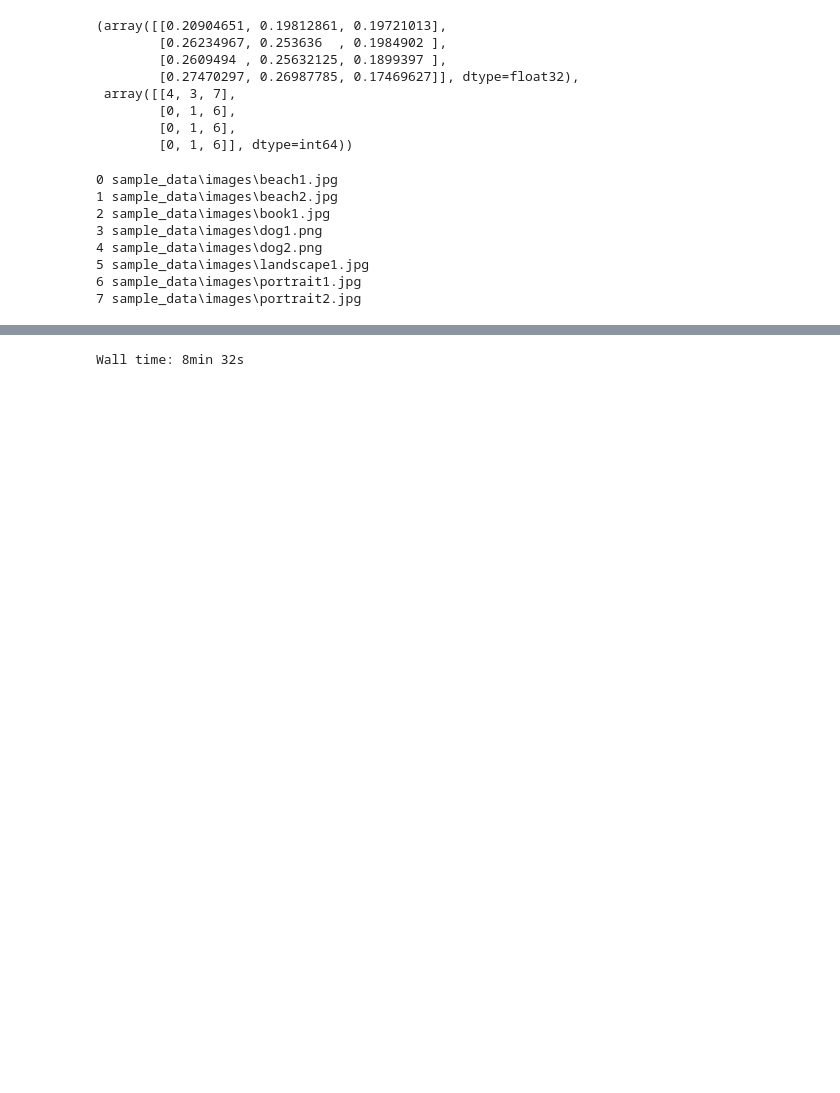
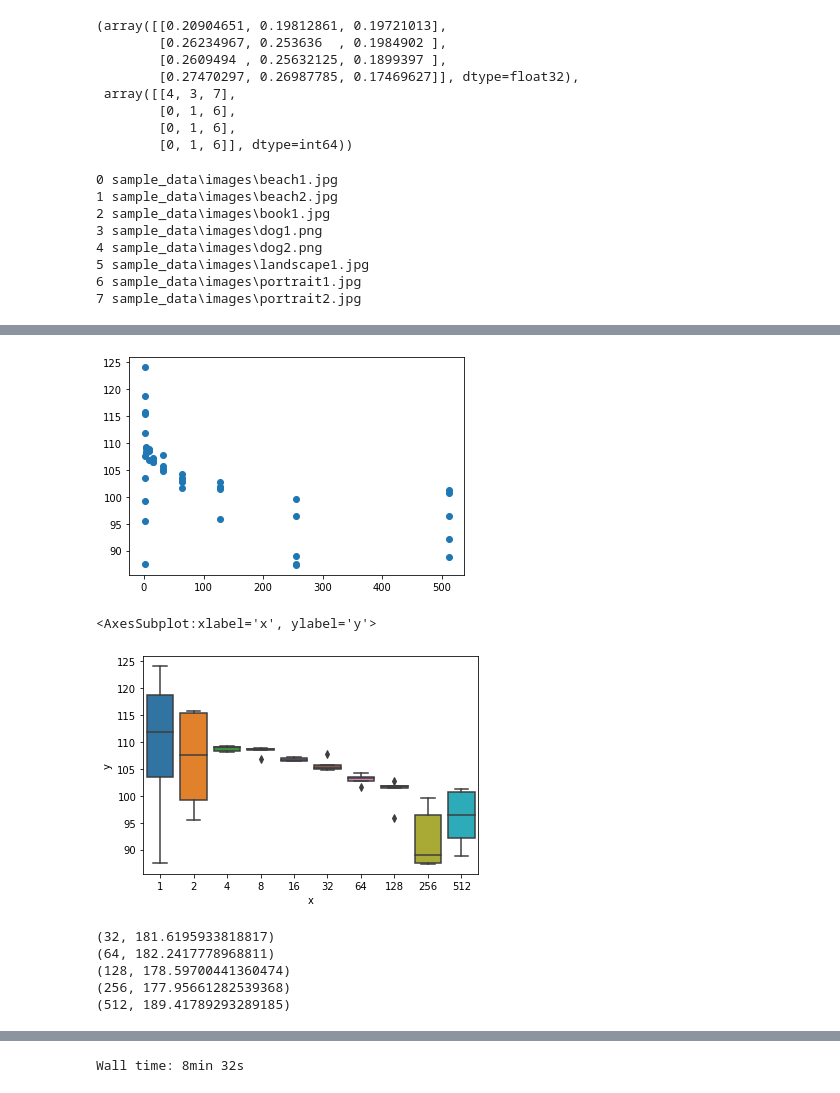
Before and after one commit to dmarx/searchy, a Jupyter notebook: sandbox.ipynb, the cells around one changed output, grey strips where cells are left out. Cells and saved outputs as stored; diff of their text form; code cells hidden in the pictures; blank space fills up the shorter version.

```diff
--- a/sandbox.ipynb
+++ b/sandbox.ipynb
@@ -246,0 +316,62 @@ Wall time: 369 ms
+# %%
+import matplotlib.pyplot as plt
+import pandas as pd
+import seaborn as sns
+
+x,y = zip(*experiments)
+
+plt.scatter(x,y)
+plt.show()
+
+sns.boxplot(x='x',y='y', data=pd.DataFrame({'x':x,'y':y}))
+# %% [output]
+[figure, added]
+<AxesSubplot:xlabel='x', ylabel='y'>
+[figure, added]
+# %%
+#%%time
+
+import time
+import numpy as np
+from loguru import logger
+import gc
+
+batch_sizes = 2**np.arange(5, 10)
+elapsed = [] # Iteration only
+elapsed_w_processing = []
+
+
+def try_batch_size(b, max_samples=1024):
+    n_feats = 512
+    index = faiss.IndexFlatIP(n_feats)
+    img_loader = DataLoader(dataset, batch_size=int(b), shuffle=False)
+    k = (max_samples / b) -1
+    for i, (batch, paths, ids) in enumerate(img_loader):
+        im_embed = clip.project_images(batch, normalize=True, preprocessed=True)
+        index.add(im_embed.numpy())
+        if i == k:
+            break
+
+experiments = []
+n_tries = 1
+with torch.no_grad():
+    for b in batch_sizes:
+        tries = []
+        for _ in range(n_tries):
+            gc.collect()
+            st = time.time()
+            ###############
+            try_batch_size(b)
+            #################
+            et = time.time()
+            e = et - st
+            print((b, e))
+            experiments.append((b,e))
+            #elapsed.append(e)
+        #elapsed_w_processing.append(e)
+# %% [output]
+(32, 181.6195933818817)
+(64, 182.2417778968811)
+(128, 178.59700441360474)
+(256, 177.95661282539368)
+(512, 189.41789293289185)
```
Also changed, not shown: parts of 18 cells of this notebook, 1 other file.
